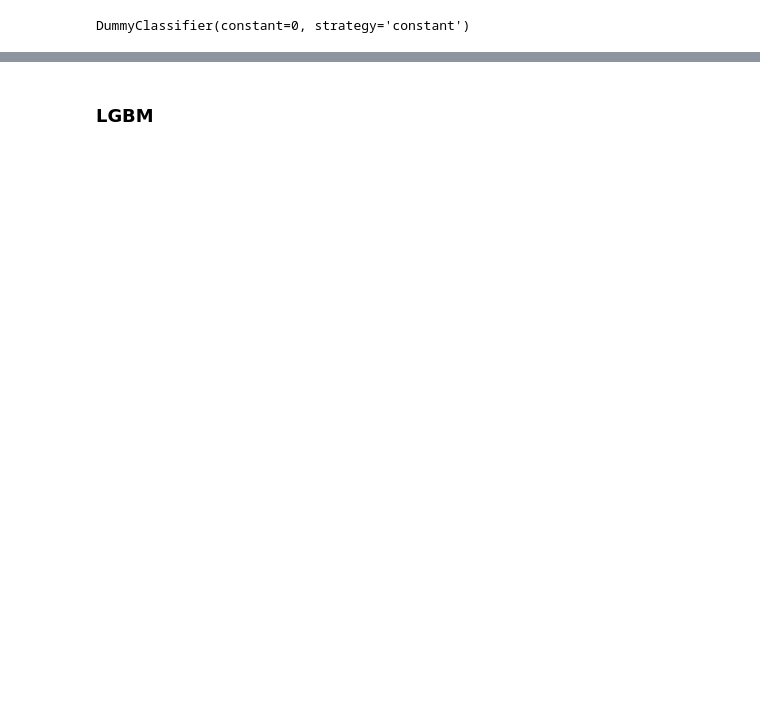
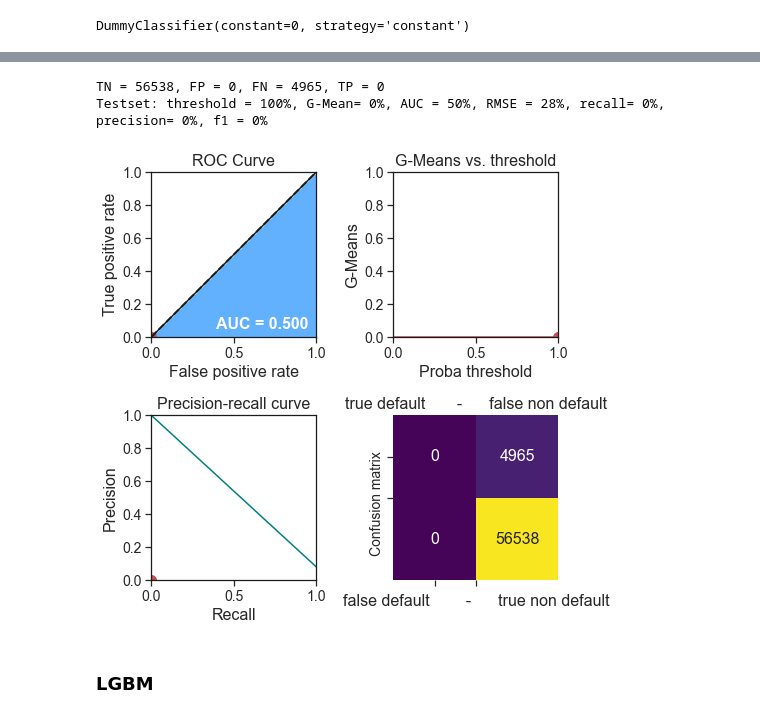
Before and after one commit to Teycir/Openclassrooms_project7, a Jupyter notebook: projet7_modelisation.ipynb, the cells around one changed output, grey strips where cells are left out. Cells and saved outputs as stored; diff of their text form; code cells hidden in the pictures; blank space fills up the shorter version.

```diff
--- a/projet7_modelisation.ipynb
+++ b/projet7_modelisation.ipynb
@@ -623,3 +649,65 @@ DummyClassifier(constant=0, strategy='constant')
+# %%
+print(f'TN = {tn}, FP = {fp}, FN = {fn}, TP = {tp}')
+
+######################################
+print(f'Testset: \
+threshold = {thresholds[ix]:.0%}, \
+G-Mean= {g_means[ix]:.0%}, \
+AUC = {auc:.0%}, \
+RMSE = {np.sqrt(mse):.0%}, \
+recall= {recall:.0%}, \
+precision= {precision:.0%}, \
+f1 = {f1:.0%}')
+######################################
+
+plt.figure(figsize=(7, 7))
+
+plt.subplot(221)
+plt.axis('scaled')
+plt.xlim([0, 1])
+plt.ylim([0, 1])
+plt.title("ROC Curve")
+plt.plot(fpr, tpr, 'k')
+plt.plot([0, 1], [0, 1], '--', lw=2, color='k')
+plt.fill_between(fpr, tpr, facecolor='dodgerblue', alpha=0.7)
+plt.scatter(fpr[ix], tpr[ix], marker='o', s=100, color='r', label='Best')
+plt.text(0.95, 0.05, f'AUC = {auc:.3f}', ha='right',
+         fontsize=16, weight='bold', color='white')
+plt.xlabel("False positive rate")
+plt.ylabel("True positive rate")
+
+plt.subplot(222)
+plt.plot(thresholds, g_means, 'r');
+plt.scatter(thresholds[ix], g_means[ix], marker='o', s=100, color='r', label='Best')
+plt.xlim(0,1)
+plt.xlabel('Proba threshold')
+plt.ylim(0,1)
+plt.ylabel('G-Means')
+plt.title('G-Means vs. threshold')
+
+plt.subplot(223)
+plt.plot(recall_, precision_, 'teal');
+plt.scatter(recall, precision, marker='o', s=100, color='r', label='Best')
+plt.xlim(0,1)
+plt.xlabel('Recall')
+plt.ylim(0,1)
+plt.ylabel('Precision')
+plt.title('Precision-recall curve')
+
+plt.subplot(224)
+sns.heatmap(conf_mat, cmap=my_colors(100), annot=True, fmt='.0f', cbar=False)
+plt.xticks([0.5,1], ["",""])
+plt.yticks([0.5,1], ["Confusion matrix",""])
+plt.xlabel('false default        -      true non default')
+
+plt.title('true default       -      false non default')
+
+plt.tight_layout(pad=1.1)
+plt.show()
+# %% [output]
+TN = 56538, FP = 0, FN = 4965, TP = 0
+Testset: threshold = 100%, G-Mean= 0%, AUC = 50%, RMSE = 28%, recall= 0%, precision= 0%, f1 = 0%
+[figure, added]
 # %% [markdown]
 ### LGBM
 # %%
```
Also changed, not shown: parts of 25 cells of this notebook.
